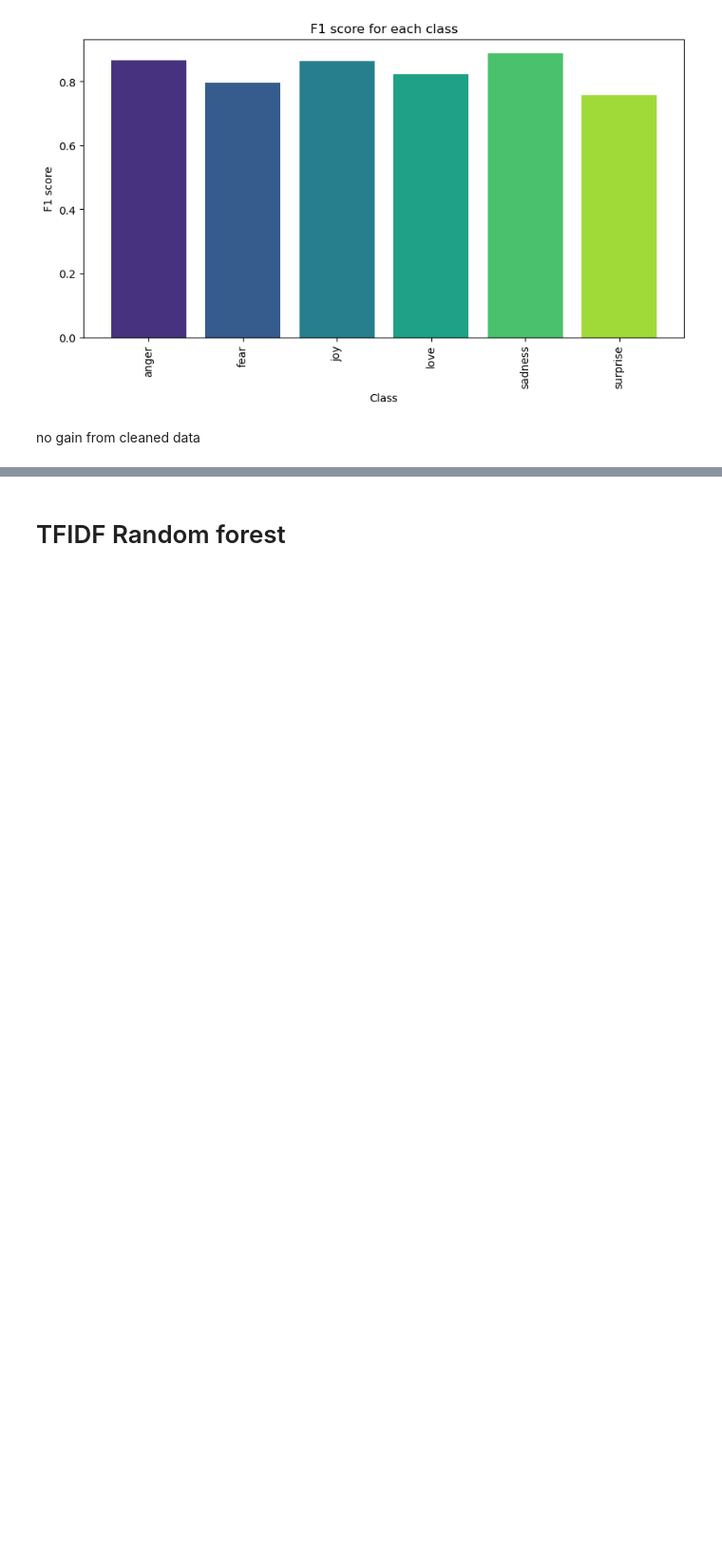
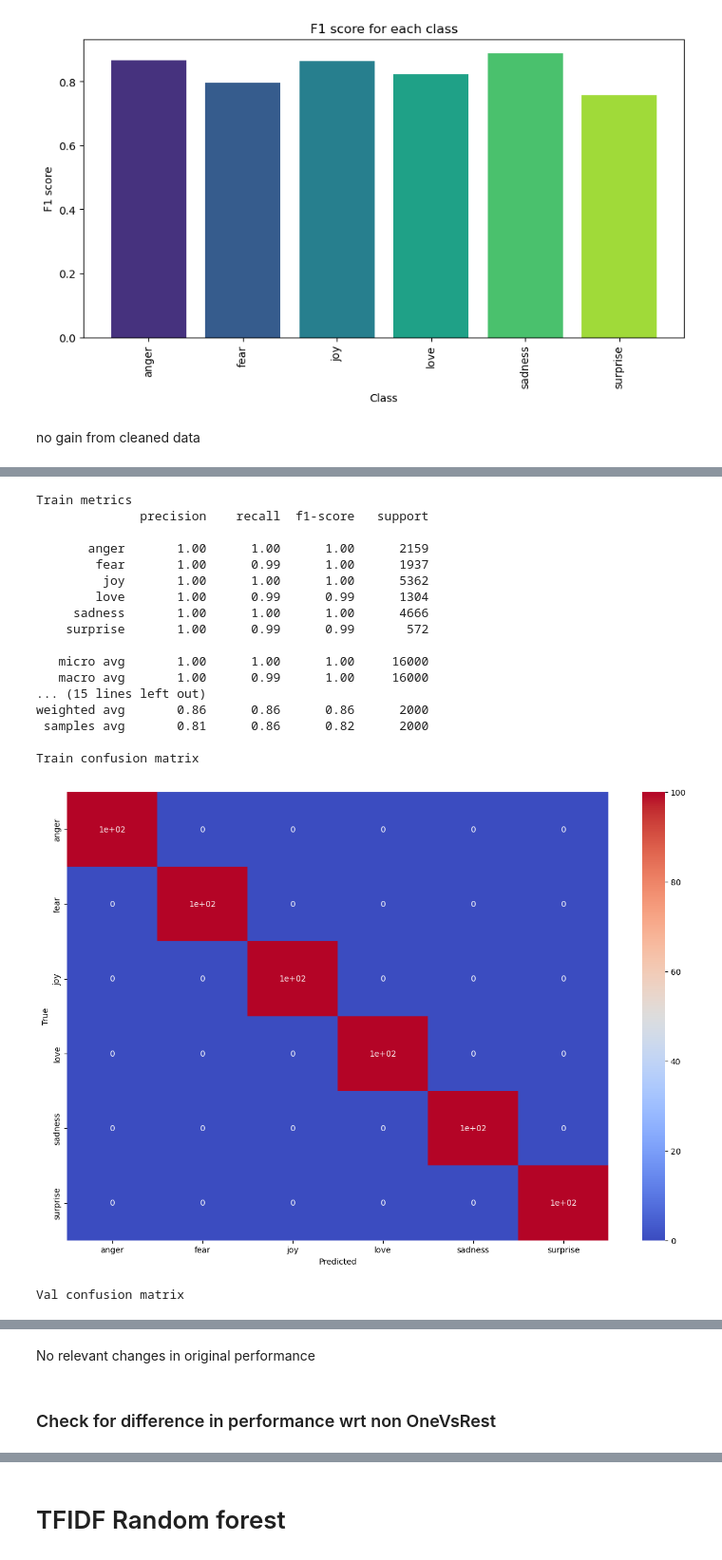
Before and after one commit to Nsivaa/HLT, a Jupyter notebook: TwitterData_DecisionTrees.ipynb, the cells around one changed output, grey strips where cells are left out. Shown at 95% size. Cells and saved outputs as stored; diff of their text form; code cells hidden in the pictures; blank space fills up the shorter version.

```diff
--- a/TwitterData_DecisionTrees.ipynb
+++ b/TwitterData_DecisionTrees.ipynb
@@ -165,0 +267,31 @@ no gain from cleaned data
+# %%
+# load raw dataset
+raw_train_df, raw_val_df, raw_test_df = load_dataset(DatasetEnum.TwitterData, k_hot_encode=True)
+# %%
+# training one versus rest classifier
+classifier = OneVsRestClassifier(Pipeline([
+    ('tfidf', TfidfVectorizer()),
+    ('clf', DecisionTreeClassifier())
+]))
+
+OVA_clf_analysis(raw_train_df, raw_val_df, classifier, TEXT_COLUMN, LABELS)
+# %% [output]
+Train metrics
+              precision    recall  f1-score   support
+
+       anger       1.00      1.00      1.00      2159
+        fear       1.00      0.99      1.00      1937
+         joy       1.00      1.00      1.00      5362
+        love       1.00      0.99      0.99      1304
+     sadness       1.00      1.00      1.00      4666
+    surprise       1.00      0.99      0.99       572
+
+   micro avg       1.00      1.00      1.00     16000
+   macro avg       1.00      0.99      1.00     16000
+... (15 lines left out)
+weighted avg       0.86      0.86      0.86      2000
+ samples avg       0.81      0.86      0.82      2000
+
+Train confusion matrix
+[figure, added]
+Val confusion matrix
@@ -165,0 +301,4 @@ no gain from cleaned data
+# %% [markdown]
+No relevant changes in original performance
+# %% [markdown]
+### Check for difference in performance wrt non OneVsRest
```
Also changed, not shown: parts of 28 cells of this notebook, 6 other files.
